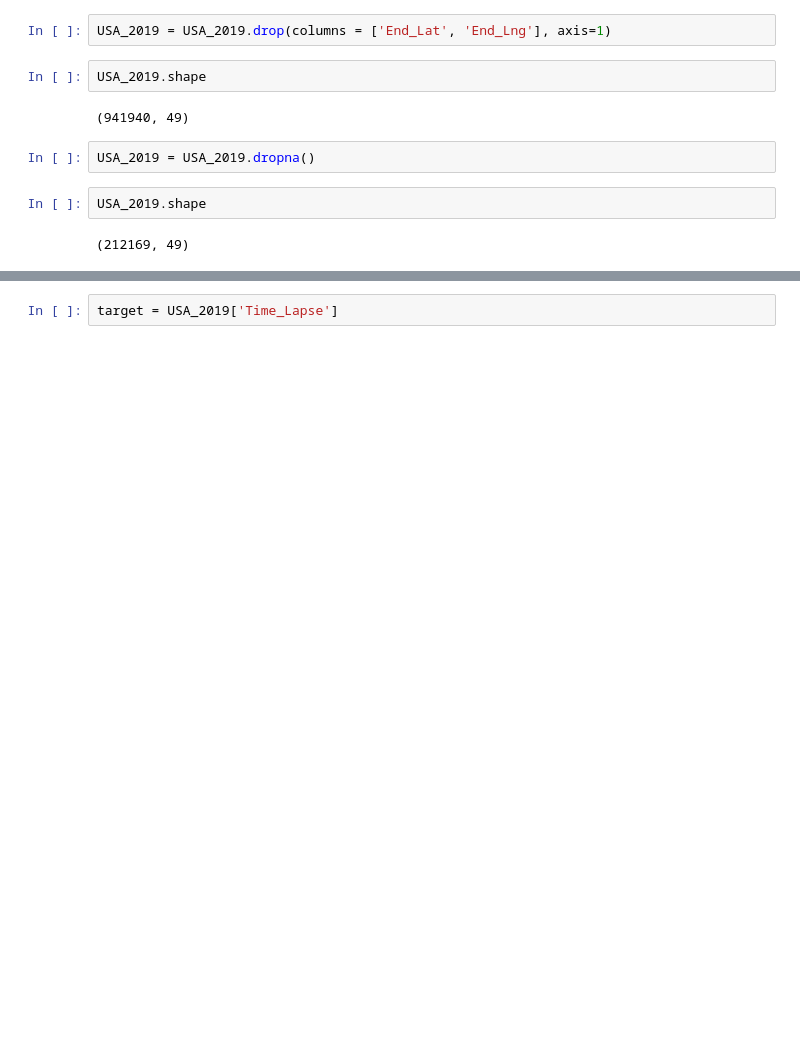
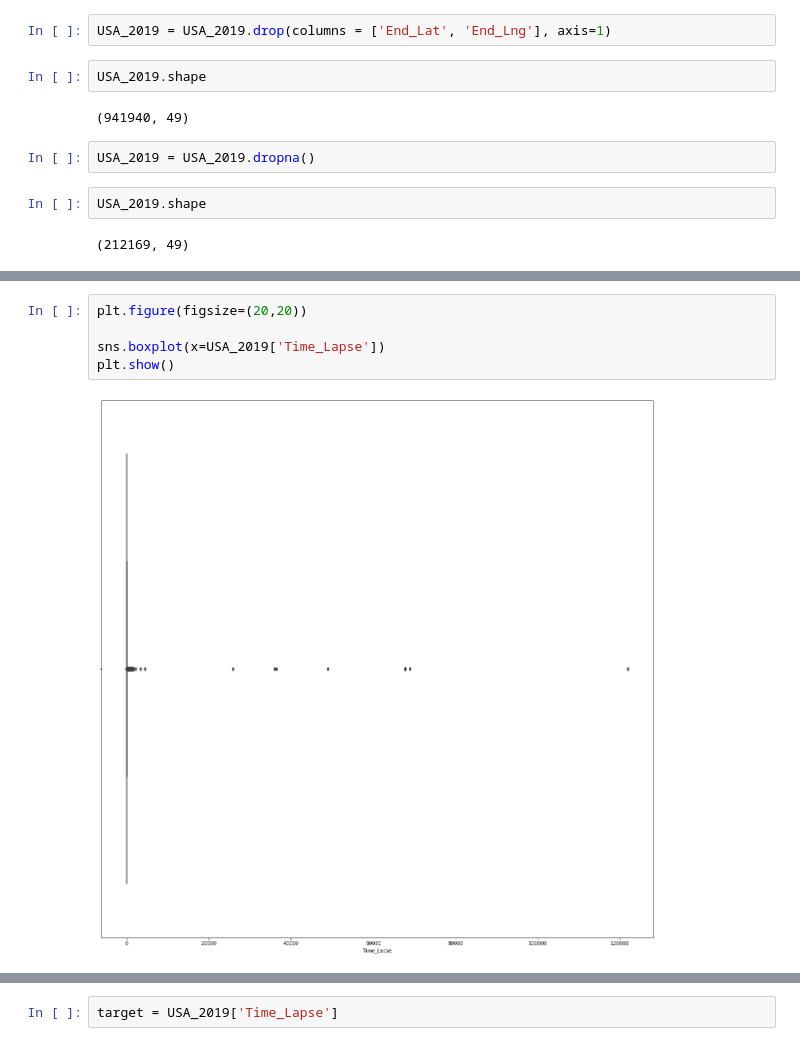
Before and after one commit to mcerow/traffic_times, a Jupyter notebook: Data cleaning.ipynb, the cells around one changed output, grey strips where cells are left out. Cells and saved outputs as stored; diff of their text form; blank space fills up the shorter version.

```diff
--- a/Data cleaning.ipynb
+++ b/Data cleaning.ipynb
@@ -186,0 +200,7 @@ Series([], Name: Severity, dtype: int64)
+# %%
+plt.figure(figsize=(20,20))
+
+sns.boxplot(x=USA_2019['Time_Lapse'])
+plt.show()
+# %% [output]
+[figure, added]
```
Also changed, not shown: parts of 31 cells of this notebook, 8 other files.
